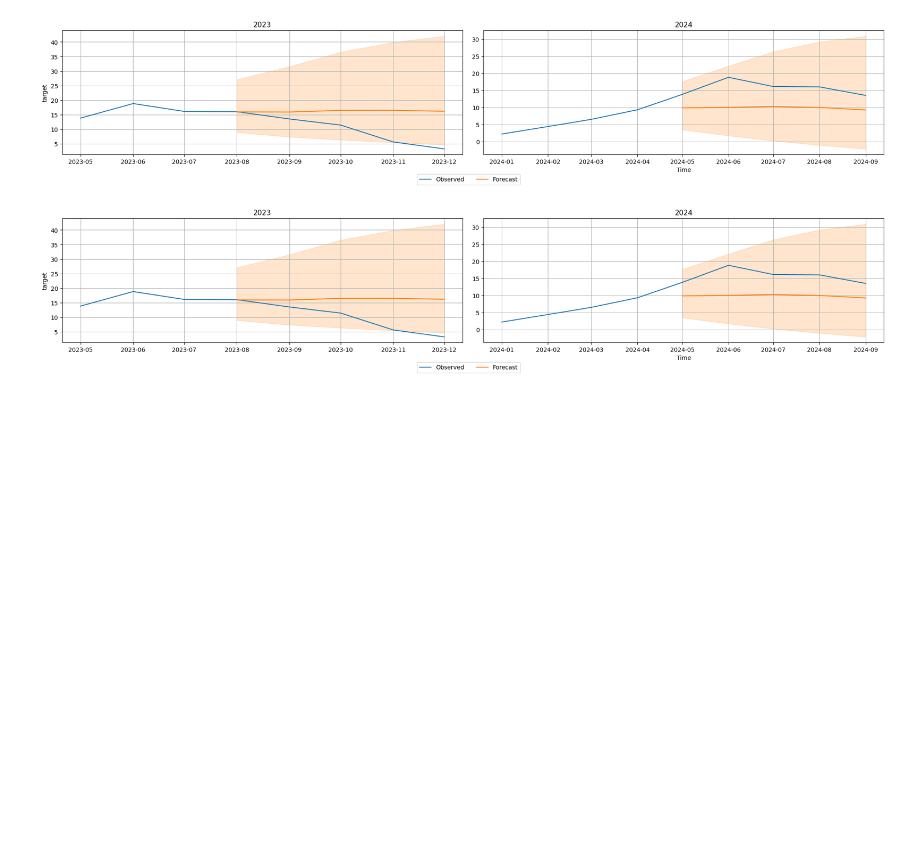
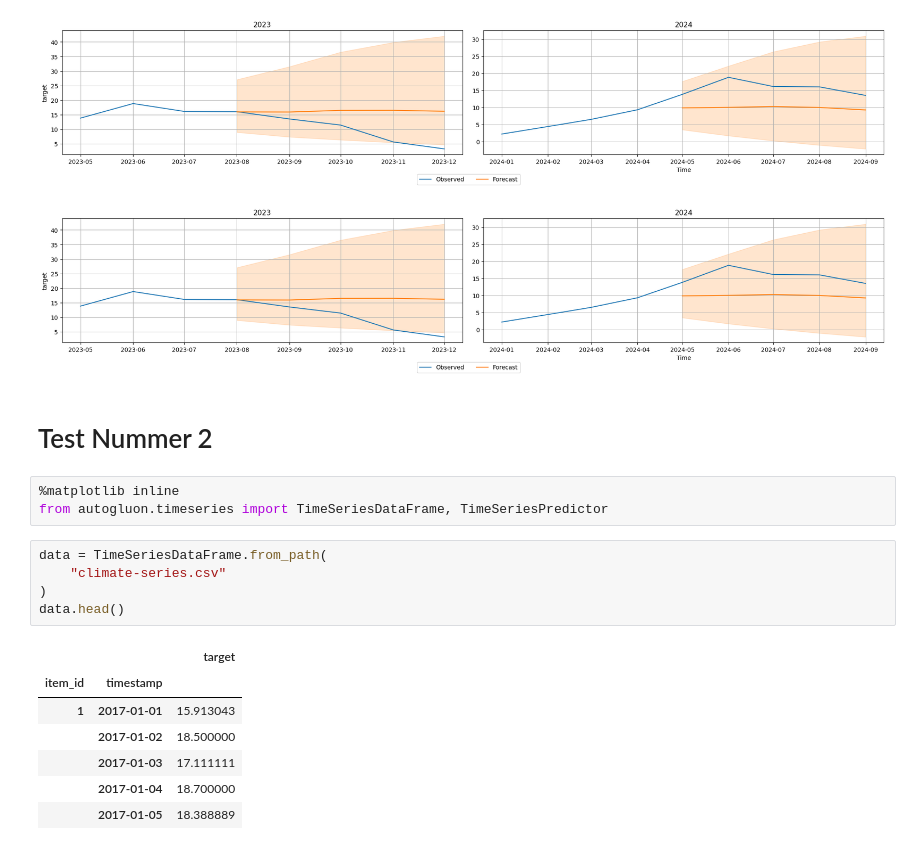
Before and after one commit to tc020/StockPredictor, a Jupyter notebook: chronos_test.ipynb, the cells around one changed output. Saved outputs shown, nothing was run; the diff lists cells and outputs as text; blank space fills up the shorter version.

```diff
--- a/chronos_test.ipynb
+++ b/chronos_test.ipynb
@@ -173,3 +173,21 @@ Model not specified in predict, will default to the model with the best validati
 [figure]
 [figure]
 [figure]
+# %% [markdown]
+# Test Nummer 2
+# %%
+%matplotlib inline
+from autogluon.timeseries import TimeSeriesDataFrame, TimeSeriesPredictor
+# %%
+data = TimeSeriesDataFrame.from_path(
+    "climate-series.csv"
+)
+data.head()
+# %% [output]
+|  |  | target |
+| item_id | timestamp |  |
+| 1 | 2017-01-01 | 15.913043 |
+|  | 2017-01-02 | 18.500000 |
+|  | 2017-01-03 | 17.111111 |
+|  | 2017-01-04 | 18.700000 |
+|  | 2017-01-05 | 18.388889 |
```
Also changed, not shown: parts of 4 cells of this notebook, 3 other files.
